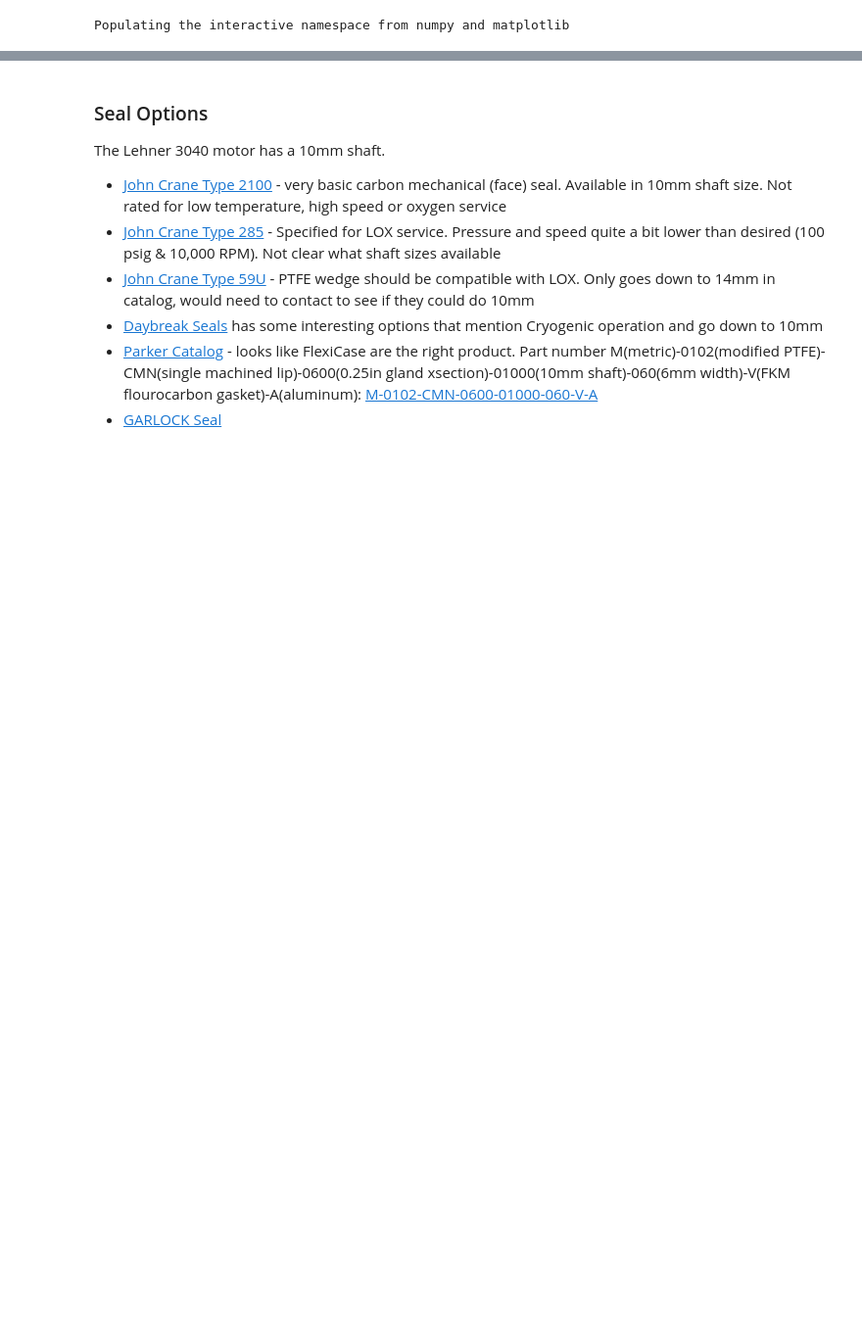
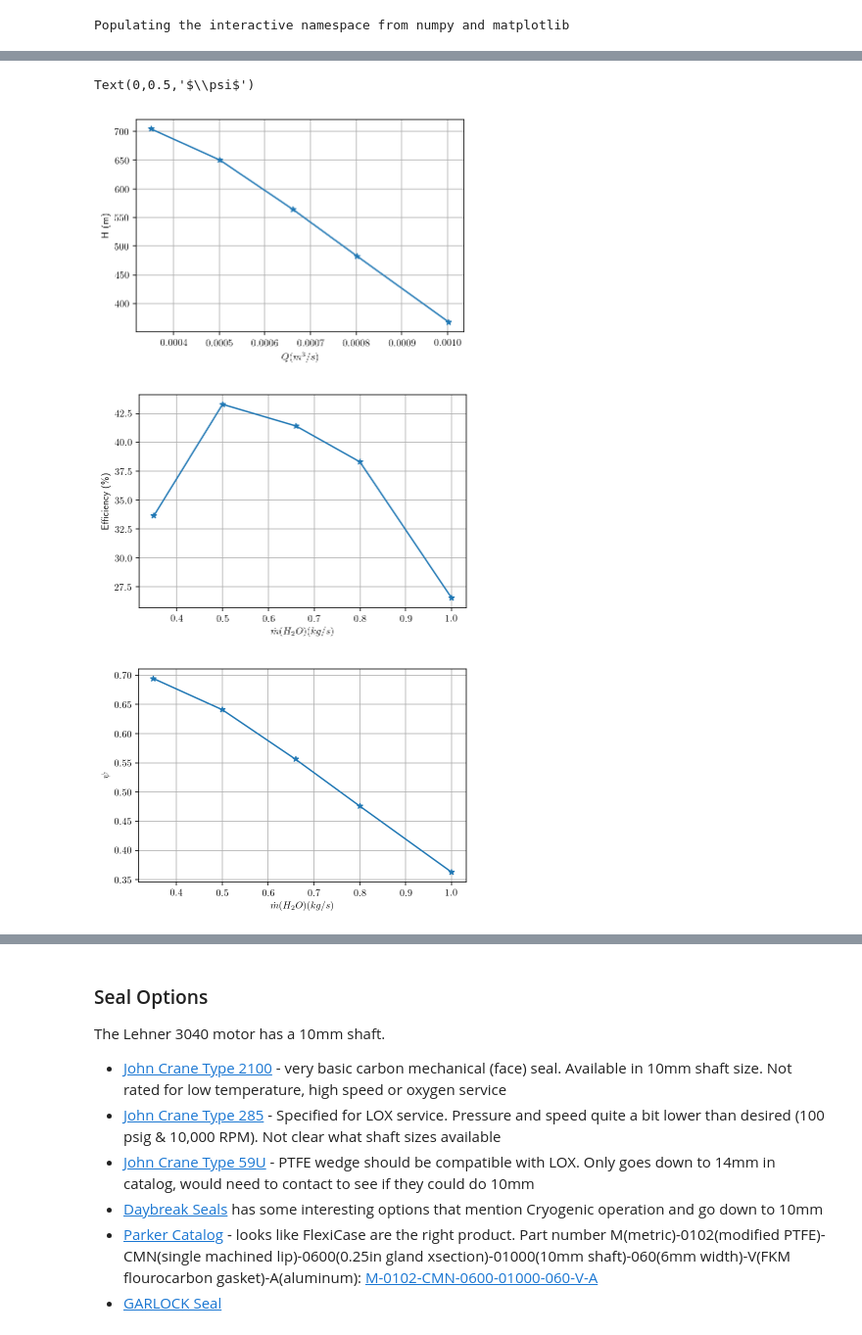
Before and after one commit to jonnydyer/PumpFedHybrid, a Jupyter notebook: Barske Pump.ipynb, the cells around one changed output, grey strips where cells are left out. Shown: that part at 98% size. Saved outputs shown, nothing was run; the diff lists cells and outputs as text; code cells hidden in the pictures; blank space fills up the shorter version.

```diff
--- a/Barske Pump.ipynb
+++ b/Barske Pump.ipynb
@@ -3,7 +3,6 @@
 from CoolProp.CoolProp import PropsSI
 
 plt.rcParams['figure.figsize'] = (10,6)
-plt.style.use('ggplot')
 # %% [output]
 Populating the interactive namespace from numpy and matplotlib
 # %%
@@ -113,0 +162,34 @@ print dP2 / psi_to_Pa
+# %%
+g0 = 9.81                                            # m/s^2
+rho = 997.                                           # kg/m^3
+D2 = 1.5 * .0254                                     # m
+N = 50000.                                           # RPM
+omega = N * 2 * pi / 60.                             # rad / sec
+mdot_h2o = np.array([0.35, 0.5, 0.66, 0.8, 1.0])          # kg/sec
+Q = mdot_h2o / rho                                   # m^3 / s
+Pt = np.array([6.885e6, 6.357e6, 5.515e6, 4.720e6, 3.6e6])  # Pa
+T = np.array([1.372, 1.406, 1.683, 1.888, 2.6])           # N-m
+
+H = Pt / g0 / rho
+Eff = Q * Pt / T / omega
+psi = g0 * H / (omega * D2 / 2)**2
+
+plt.figure()
+plt.plot(Q, H, '*-')
+plt.xlabel(r'$Q (m^3 / s)$')
+plt.ylabel('H (m)')
+
+plt.figure()
+plt.plot(mdot_h2o, Eff * 100., '*-')
+plt.xlabel(r'$\dot{m}(H_2 O) (kg / s)$')
+plt.ylabel('Efficiency (\%)')
+
+plt.figure()
+plt.plot(mdot_h2o, psi, '*-')
+plt.xlabel(r'$\dot{m}(H_2 O) (kg / s)$')
+plt.ylabel(r'$\psi$')
+# %% [output]
+Text(0,0.5,'$\\psi$')
+[figure, added]
+[figure, added]
+[figure, added]
```
Also changed, not shown: parts of 8 cells of this notebook, 8 other files.
